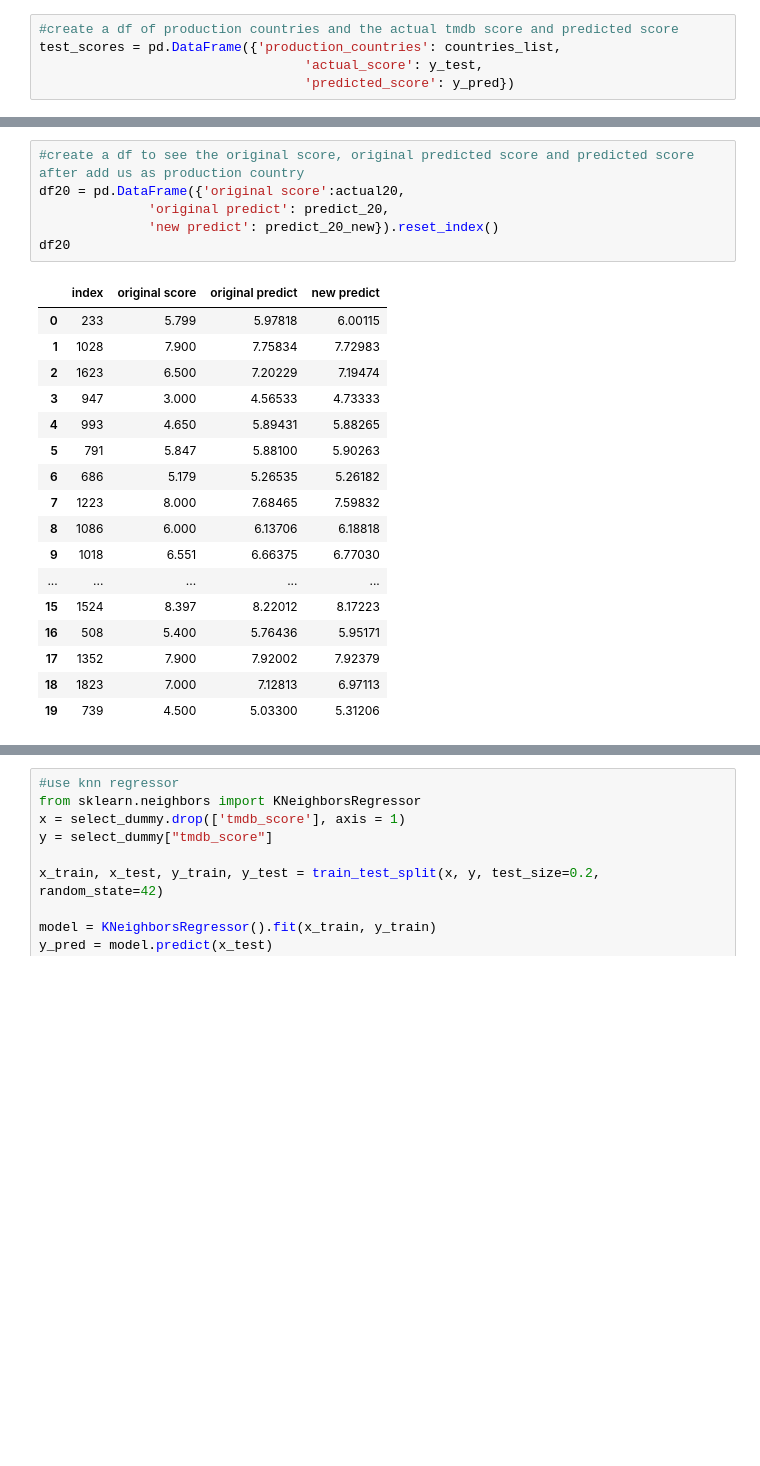
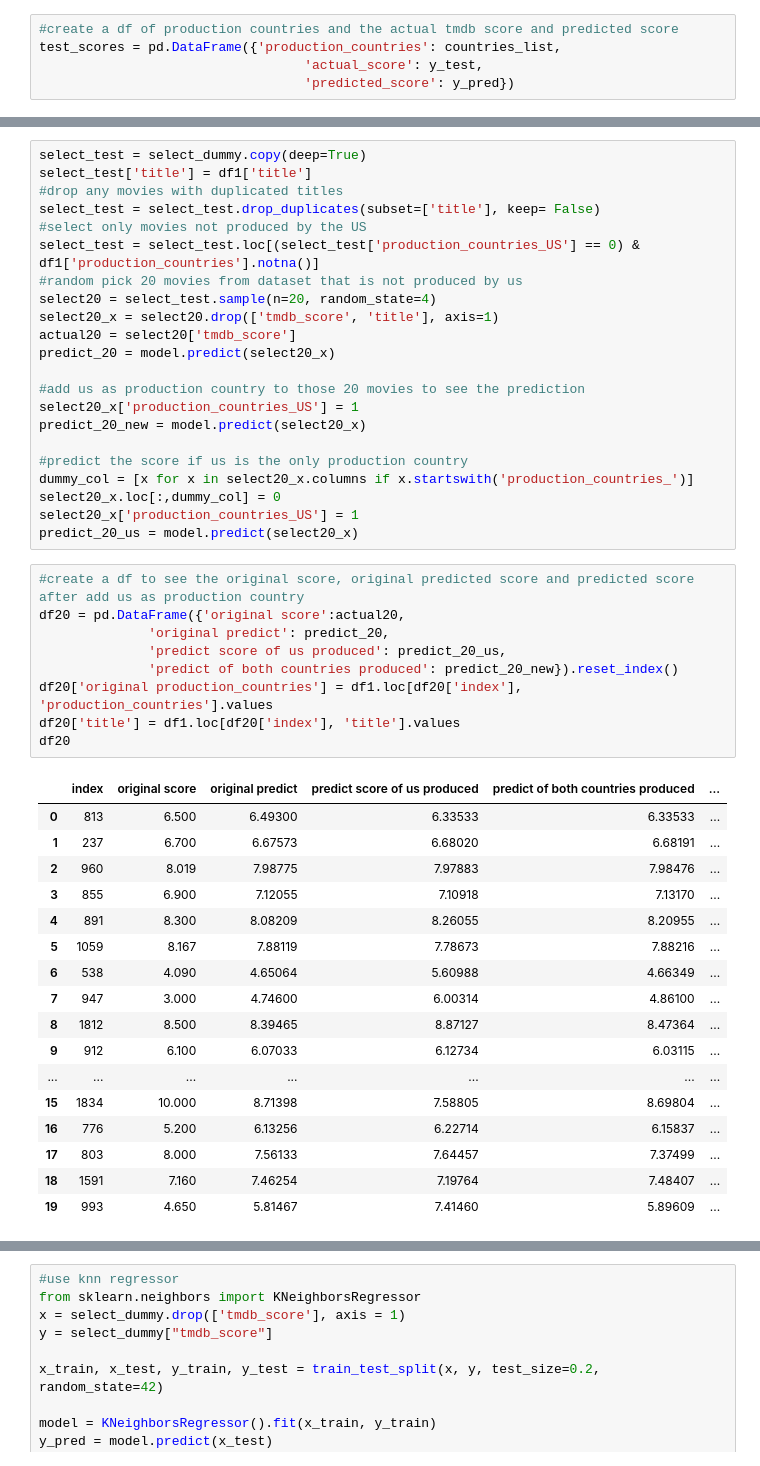
Before and after one commit to emchege/MIS546_Group_Project, a Jupyter notebook: production countries.ipynb, the cells around one changed output, grey strips where cells are left out. Cells and saved outputs as stored; diff of their text form; blank space fills up the shorter version.

```diff
--- a/production countries.ipynb
+++ b/production countries.ipynb
@@ -454,24 +479,49 @@ predict_20_new = model.predict(select20_x)
+# %%
+select_test = select_dummy.copy(deep=True)
+select_test['title'] = df1['title']
+#drop any movies with duplicated titles
+select_test = select_test.drop_duplicates(subset=['title'], keep= False)
+#select only movies not produced by the US
+select_test = select_test.loc[(select_test['production_countries_US'] == 0) & df1['production_countries'].notna()]
+#random pick 20 movies from dataset that is not produced by us
+select20 = select_test.sample(n=20, random_state=4)
+select20_x = select20.drop(['tmdb_score', 'title'], axis=1)
+actual20 = select20['tmdb_score']
+predict_20 = model.predict(select20_x)
+
+#add us as production country to those 20 movies to see the prediction
+select20_x['production_countries_US'] = 1
+predict_20_new = model.predict(select20_x)
+
+#predict the score if us is the only production country
+dummy_col = [x for x in select20_x.columns if x.startswith('production_countries_')]
+select20_x.loc[:,dummy_col] = 0
+select20_x['production_countries_US'] = 1
+predict_20_us = model.predict(select20_x)
 # %%
 #create a df to see the original score, original predicted score and predicted score after add us as production country
 df20 = pd.DataFrame({'original score':actual20,
               'original predict': predict_20,
-              'new predict': predict_20_new}).reset_index()
+              'predict score of us produced': predict_20_us,
+              'predict of both countries produced': predict_20_new}).reset_index()
+df20['original production_countries'] = df1.loc[df20['index'], 'production_countries'].values
+df20['title'] = df1.loc[df20['index'], 'title'].values
 df20
 # %% [output]
-|  | index | original score | original predict | new predict |
-| 0 | 233 | 5.799 | 5.97818 | 6.00115 |
-| 1 | 1028 | 7.900 | 7.75834 | 7.72983 |
-| 2 | 1623 | 6.500 | 7.20229 | 7.19474 |
-| 3 | 947 | 3.000 | 4.56533 | 4.73333 |
-| 4 | 993 | 4.650 | 5.89431 | 5.88265 |
-| 5 | 791 | 5.847 | 5.88100 | 5.90263 |
-| 6 | 686 | 5.179 | 5.26535 | 5.26182 |
-| 7 | 1223 | 8.000 | 7.68465 | 7.59832 |
-| 8 | 1086 | 6.000 | 6.13706 | 6.18818 |
-| 9 | 1018 | 6.551 | 6.66375 | 6.77030 |
-| ... | ... | ... | ... | ... |
-| 15 | 1524 | 8.397 | 8.22012 | 8.17223 |
-| 16 | 508 | 5.400 | 5.76436 | 5.95171 |
-| 17 | 1352 | 7.900 | 7.92002 | 7.92379 |
-| 18 | 1823 | 7.000 | 7.12813 | 6.97113 |
-| 19 | 739 | 4.500 | 5.03300 | 5.31206 |
+|  | index | original score | original predict | predict score of us produced | predict of both countries produced | ... |
+| 0 | 813 | 6.500 | 6.49300 | 6.33533 | 6.33533 | ... |
+| 1 | 237 | 6.700 | 6.67573 | 6.68020 | 6.68191 | ... |
+| 2 | 960 | 8.019 | 7.98775 | 7.97883 | 7.98476 | ... |
+| 3 | 855 | 6.900 | 7.12055 | 7.10918 | 7.13170 | ... |
+| 4 | 891 | 8.300 | 8.08209 | 8.26055 | 8.20955 | ... |
+| 5 | 1059 | 8.167 | 7.88119 | 7.78673 | 7.88216 | ... |
+| 6 | 538 | 4.090 | 4.65064 | 5.60988 | 4.66349 | ... |
+| 7 | 947 | 3.000 | 4.74600 | 6.00314 | 4.86100 | ... |
+| 8 | 1812 | 8.500 | 8.39465 | 8.87127 | 8.47364 | ... |
+| 9 | 912 | 6.100 | 6.07033 | 6.12734 | 6.03115 | ... |
+| ... | ... | ... | ... | ... | ... | ... |
+| 15 | 1834 | 10.000 | 8.71398 | 7.58805 | 8.69804 | ... |
+| 16 | 776 | 5.200 | 6.13256 | 6.22714 | 6.15837 | ... |
+| 17 | 803 | 8.000 | 7.56133 | 7.64457 | 7.37499 | ... |
+| 18 | 1591 | 7.160 | 7.46254 | 7.19764 | 7.48407 | ... |
+| 19 | 993 | 4.650 | 5.81467 | 7.41460 | 5.89609 | ... |
```
Also changed, not shown: parts of 14 cells of this notebook.
